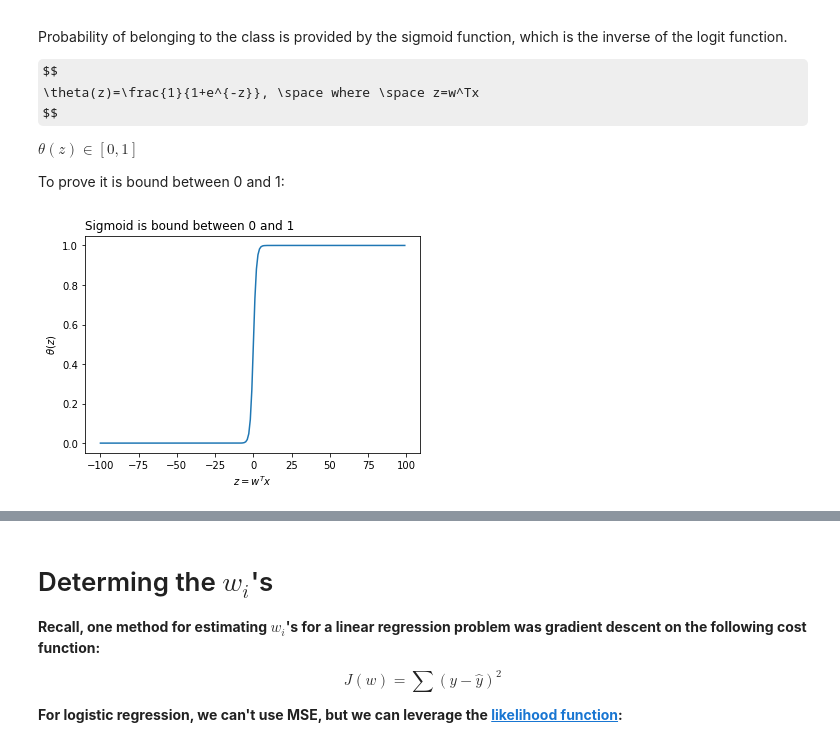
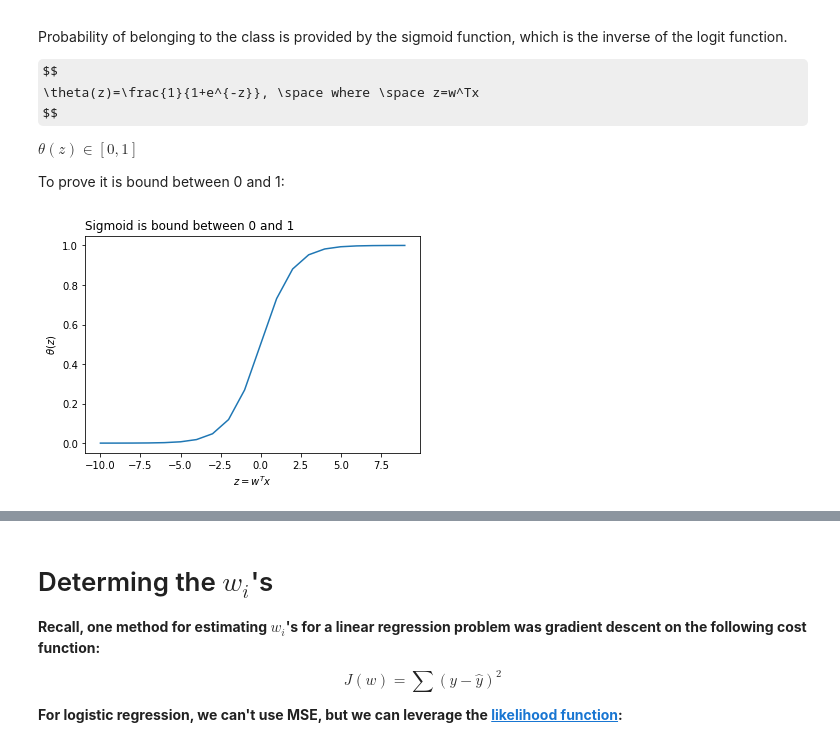
Before and after one commit to kowshik01/DS602_Spring2023, a Jupyter notebook: week5 - logistic-regression/logistic-regression.ipynb, the cells around one changed output, grey strips where cells are left out. Cells and saved outputs as stored; diff of their text form; code cells hidden in the pictures; some formulas as TeX source.

```diff
--- a/week5 - logistic-regression/logistic-regression.ipynb
+++ b/week5 - logistic-regression/logistic-regression.ipynb
@@ -146,16 +150,16 @@ To prove it is bound between 0 and 1:
 # %%
 def sig(x):
     return 1/(1+np.exp(-x))
 
-x = np.array(range(-100,100))
+x = np.array(range(-10,10))
 
 plt.plot(x, sig(x))
 plt.xlabel('$z = w^Tx$')
 plt.ylabel('$\\theta(z)$')
 plt.title('Sigmoid is bound between 0 and 1', loc='left')
 plt.show()
 # %% [output]
-[figure, old version]
+[figure, new version]
 # %% [markdown]
 ## Determining Whether $Y=1$ or $Y=0$
 
```
Also changed, not shown: parts of 15 cells of this notebook, 1 other file.
